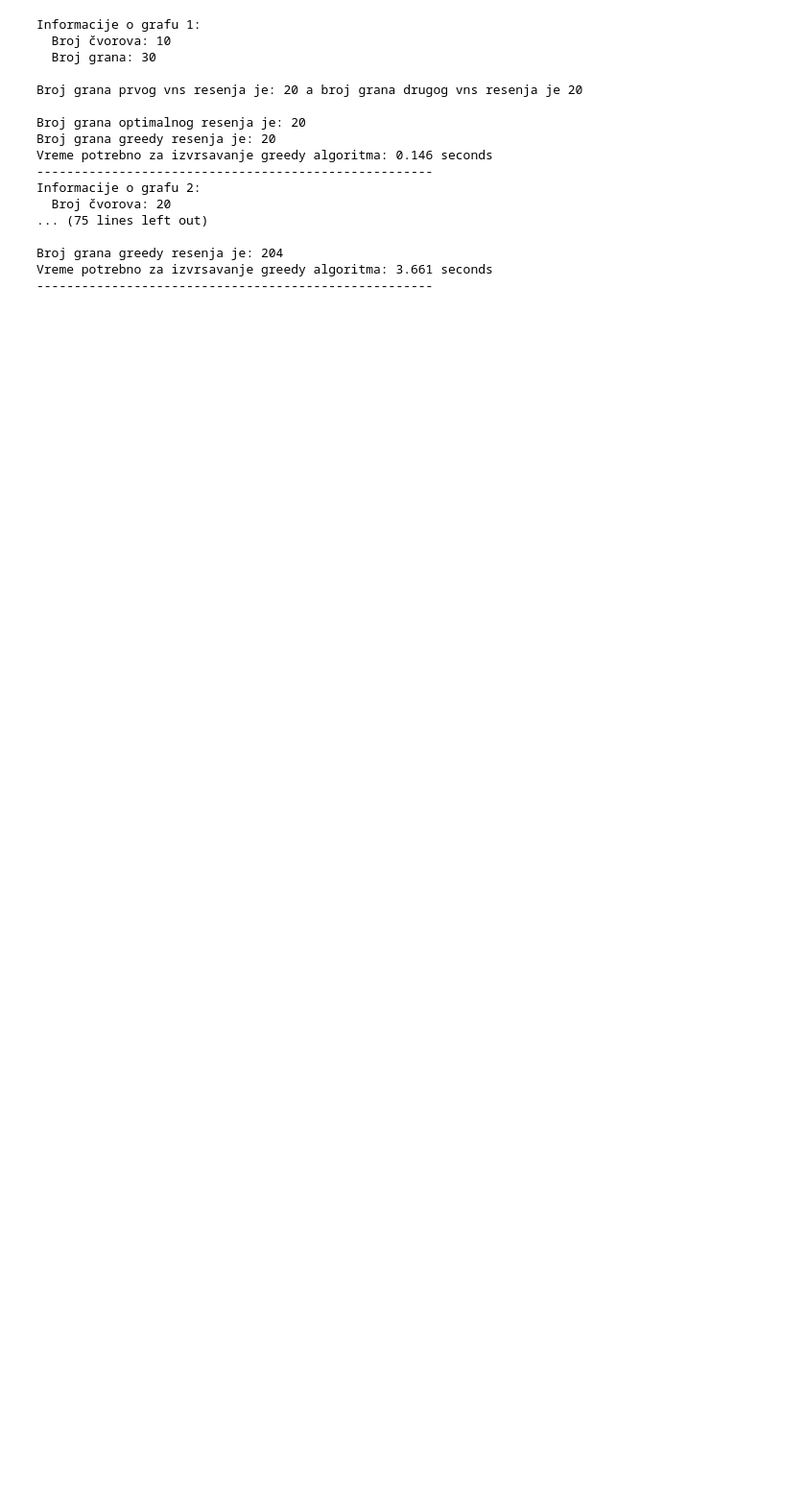
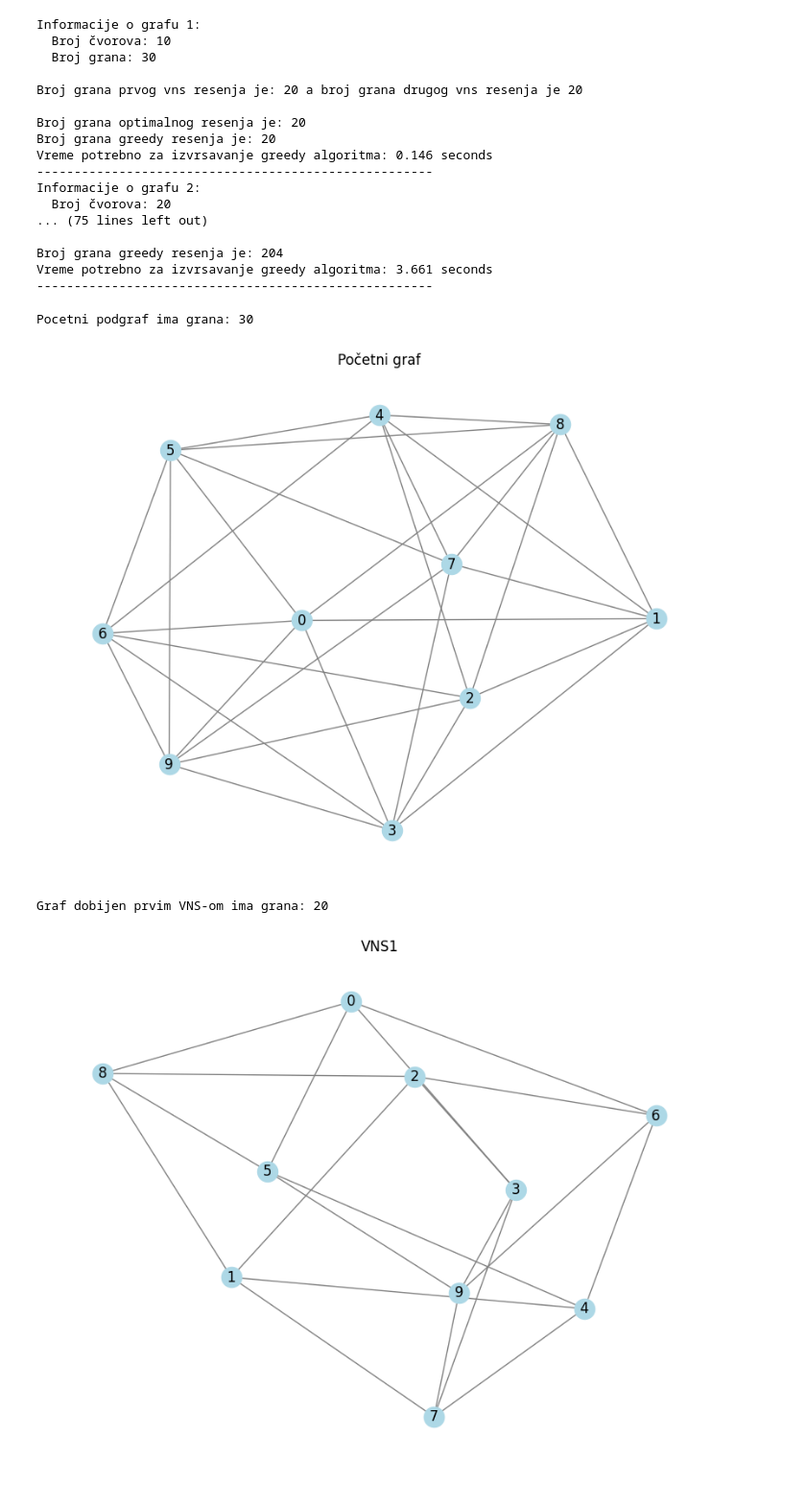
Before and after one commit to dimitrijemarkovic/Intelligent-K-Spanning-Explorer, a Jupyter notebook: algorithms_testing.ipynb, the cells around one changed output. Shown: that part at 96% size. Drawn from its saved outputs; the diff is of its cells as text; code cells hidden in the pictures; blank space fills up the shorter version.

```diff
--- a/algorithms_testing.ipynb
+++ b/algorithms_testing.ipynb
@@ -63,3 +63,49 @@ Informacije o grafu 2:
 Broj grana greedy resenja je: 204
 Vreme potrebno za izvrsavanje greedy algoritma: 3.661 seconds
 -----------------------------------------------------
+# %%
+direktorijum='data_sets'
+ime_fajla = 'graf_1.pkl'
+putanja = os.path.join(direktorijum, ime_fajla)
+
+if os.path.exists(putanja):
+    with open(putanja, 'rb') as file:
+        ucitani_graf = pickle.load(file)
+
+print("Pocetni podgraf ima grana:", len(ucitani_graf.edges()))
+plt.figure(figsize=(8, 6))
+nx.draw(ucitani_graf, with_labels=True, node_color='lightblue', edge_color='gray')
+plt.title("Početni graf")
+plt.show()
+
+final_solution1, final_solution2 = vns_algorithm(ucitani_graf, 4, 10)
+print("Graf dobijen prvim VNS-om ima grana:", len(final_solution1.edges()))
+plt.figure(figsize=(8, 6))
+nx.draw(final_solution1, with_labels=True, node_color='lightblue', edge_color='gray')
+plt.title("VNS1")
+plt.show()
+
+print("Graf dobijen drugim VNS-om ima grana:", len(final_solution2.edges()))
+plt.figure(figsize=(8, 6))
+nx.draw(final_solution2, with_labels=True, node_color='lightblue', edge_color='gray')
+plt.title("VNS2")
+plt.show()
+
+final_solution, elapsed_time_greedy = greedy_algorithm(ucitani_graf, 4, 50)
+print("Graf dobijen pohlepnim algoritmom ima grana:", len(final_solution.edges()))
+plt.figure(figsize=(8, 6))
+nx.draw(final_solution, with_labels=True, node_color='lightblue', edge_color='gray')
+plt.title("Greedy")
+plt.show()
+
+optimal_solution = brute_force_min_k_connected_subgraph(ucitani_graf, 4)
+print("Graf dobijen drugim brute force-om ima grana:", len(optimal_solution.edges()))
+plt.figure(figsize=(8, 6))
+nx.draw(optimal_solution, with_labels=True, node_color='lightblue', edge_color='gray')
+plt.title("Brute Force")
+plt.show()
+# %% [output]
+Pocetni podgraf ima grana: 30
+[figure, added]
+Graf dobijen prvim VNS-om ima grana: 20
+[figure, added]
```
Also changed, not shown: parts of 1 cell of this notebook, 2 other files.
